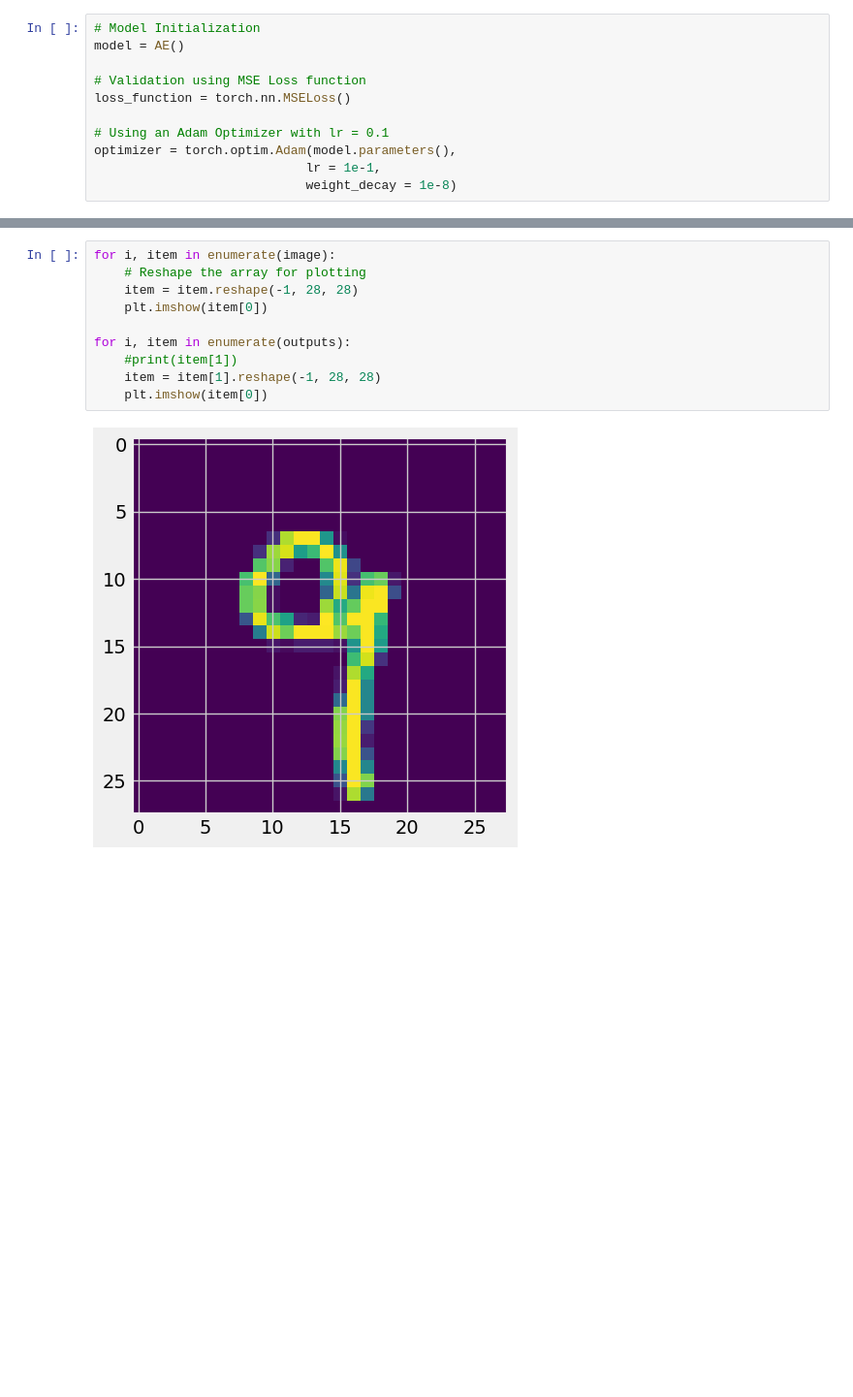
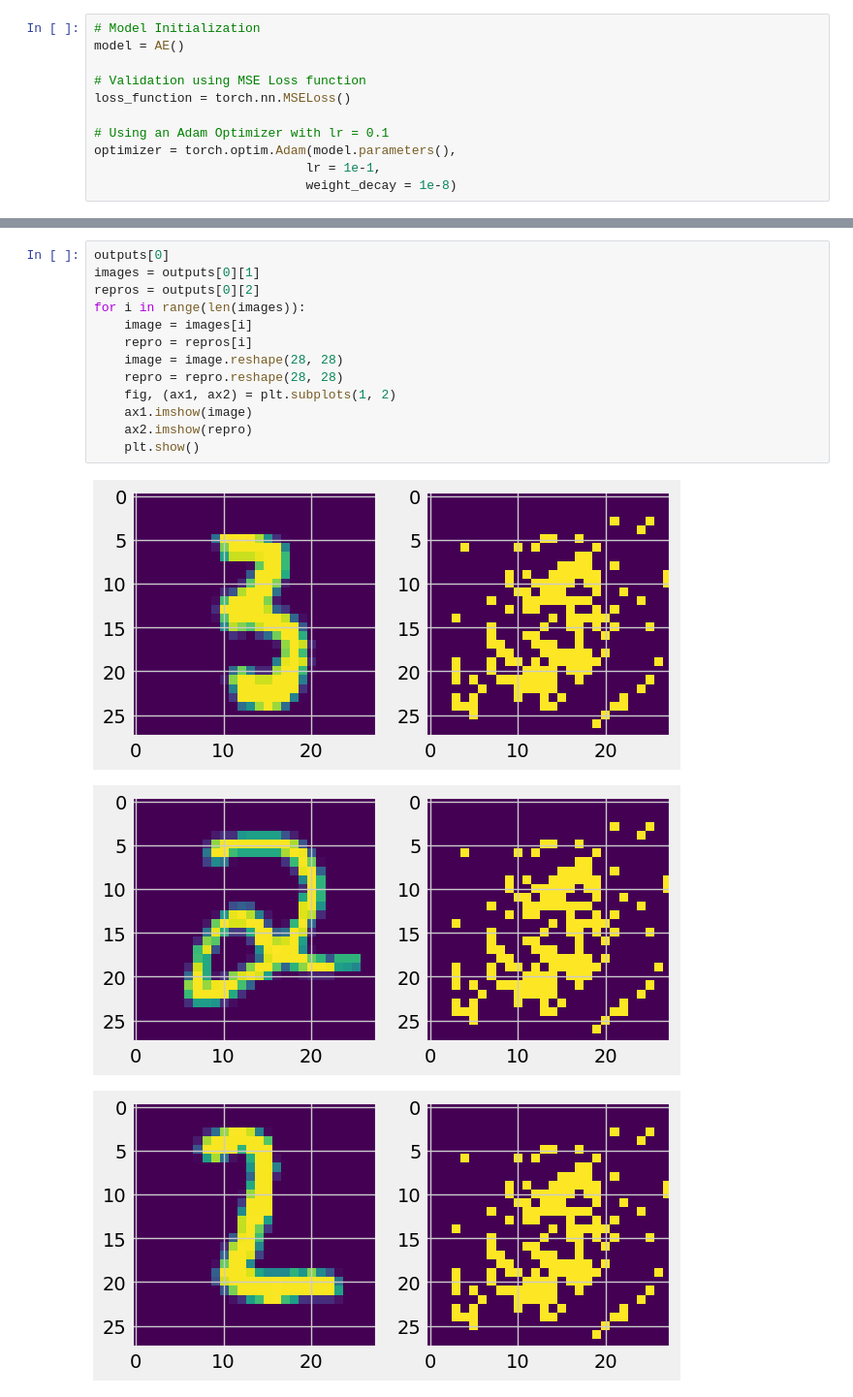
Before and after one commit to jetark/autoencoders, a Jupyter notebook: ae_gg.ipynb, the cells around one changed output, grey strips where cells are left out. Shown: that part at 97% size. Drawn from its saved outputs; the diff is of its cells as text; blank space fills up the shorter version.

```diff
--- a/ae_gg.ipynb
+++ b/ae_gg.ipynb
@@ -113,12 +112,17 @@ plt.plot(losses[-100:])
-# %%
-for i, item in enumerate(image):
-    # Reshape the array for plotting
-    item = item.reshape(-1, 28, 28)
-    plt.imshow(item[0])
-
-for i, item in enumerate(outputs):
-    #print(item[1])
-    item = item[1].reshape(-1, 28, 28)
-    plt.imshow(item[0])
-# %% [output]
-[figure, removed]
+# %%
+outputs[0]
+images = outputs[0][1]
+repros = outputs[0][2]
+for i in range(len(images)):
+    image = images[i]
+    repro = repros[i]
+    image = image.reshape(28, 28)
+    repro = repro.reshape(28, 28)
+    fig, (ax1, ax2) = plt.subplots(1, 2)
+    ax1.imshow(image)
+    ax2.imshow(repro)
+    plt.show()
+# %% [output]
+[figure, added]
+[figure, added]
+[figure, added]
```
Also changed, not shown: parts of 3 cells of this notebook, 1 other file.
